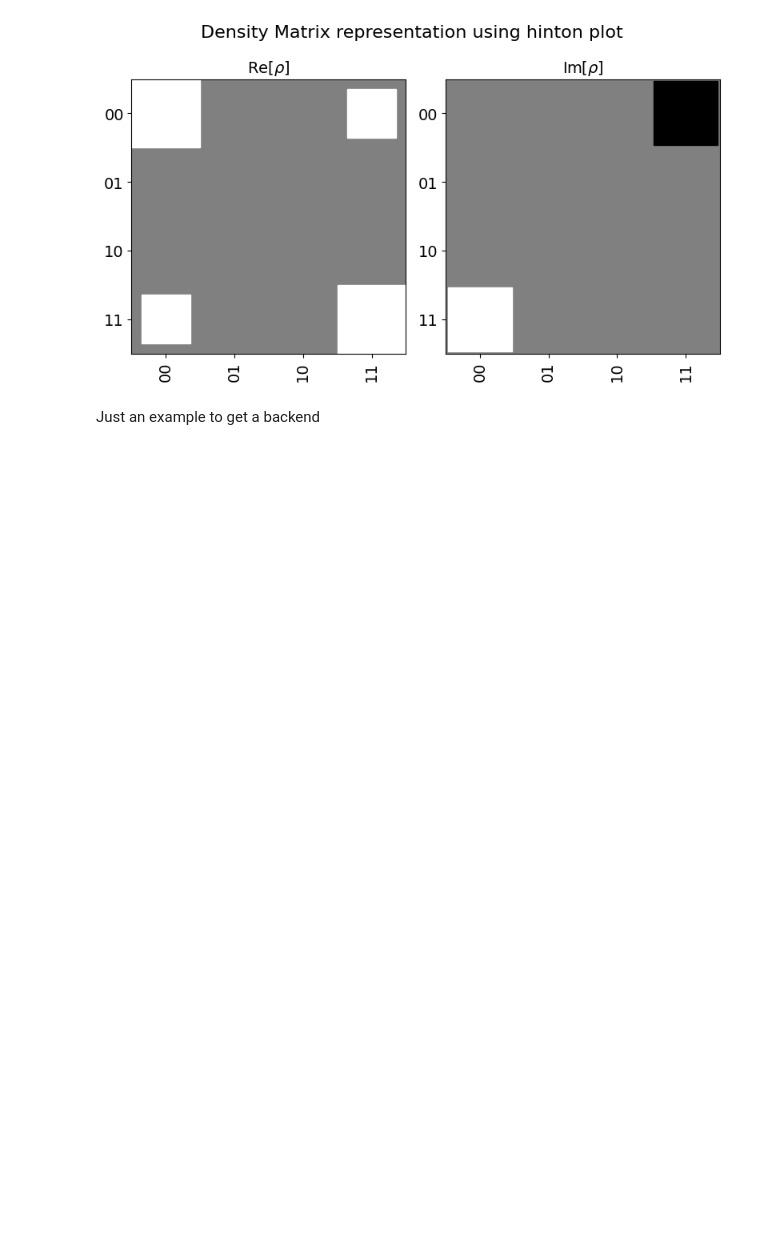
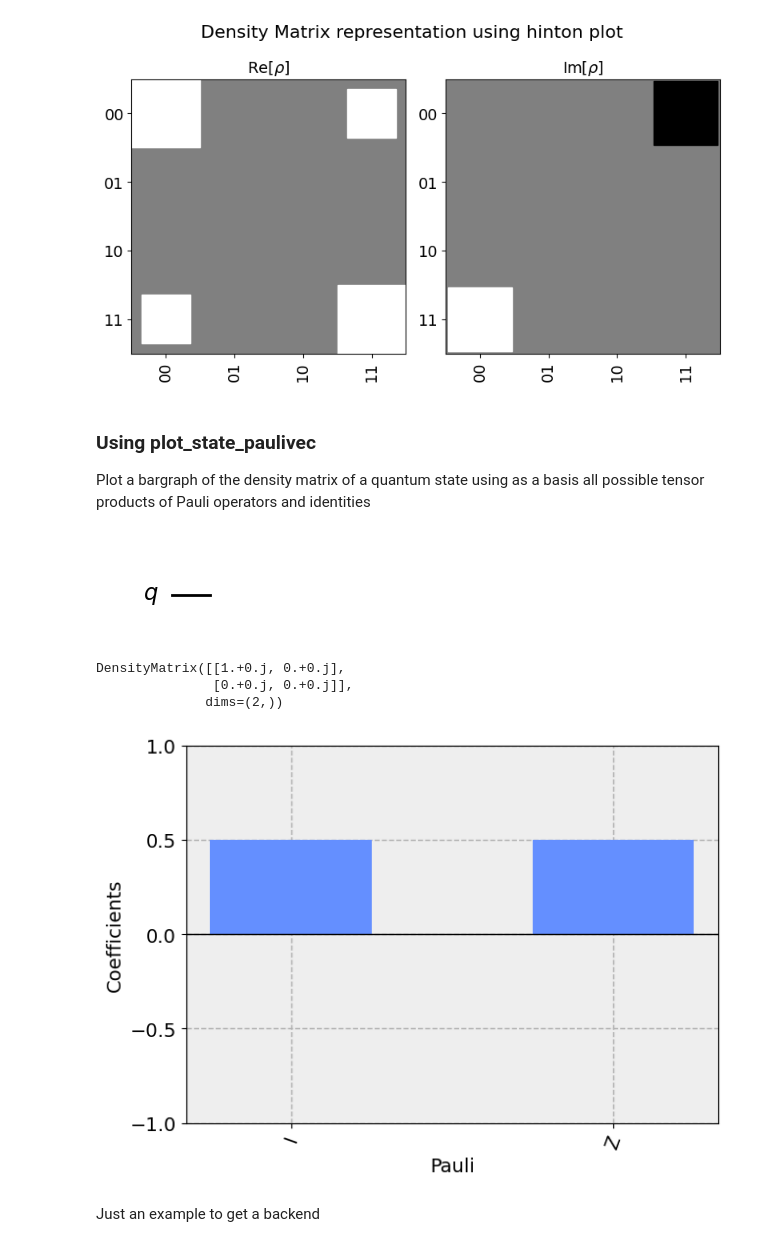
Before and after one commit to mrromaniuc/quantum-computing, a Jupyter notebook: IBMCertifiedAssociateDeveloperQiskit/9.6-Plot_a_Density_Matrix.ipynb, the cells around one changed output. Drawn from its saved outputs; the diff is of its cells as text; code cells hidden in the pictures; blank space fills up the shorter version.

```diff
--- a/IBMCertifiedAssociateDeveloperQiskit/9.6-Plot_a_Density_Matrix.ipynb
+++ b/IBMCertifiedAssociateDeveloperQiskit/9.6-Plot_a_Density_Matrix.ipynb
@@ -137,6 +137,27 @@ DensityMatrix([[0.5 +0.j       , 0.  +0.j       , 0.  +0.j       ,
                 0.5 +0.j       ]],
               dims=(2, 2))
 [figure]
+# %% [markdown]
+### Using plot_state_paulivec
+Plot a bargraph of the density matrix of a quantum state using as a basis all possible tensor products of Pauli operators and identities
+# %%
+from qiskit import QuantumCircuit
+from qiskit.quantum_info import DensityMatrix
+from qiskit.visualization import plot_state_paulivec
+
+qc = QuantumCircuit(1)
+
+display(qc.draw())
+
+dm = DensityMatrix(qc)
+print(dm)
+plot_state_paulivec(dm)
+# %% [output]
+[figure, added]
+DensityMatrix([[1.+0.j, 0.+0.j],
+               [0.+0.j, 0.+0.j]],
+              dims=(2,))
+[figure, added]
 # %% [markdown]
 Just an example to get a backend
 # %%
```
